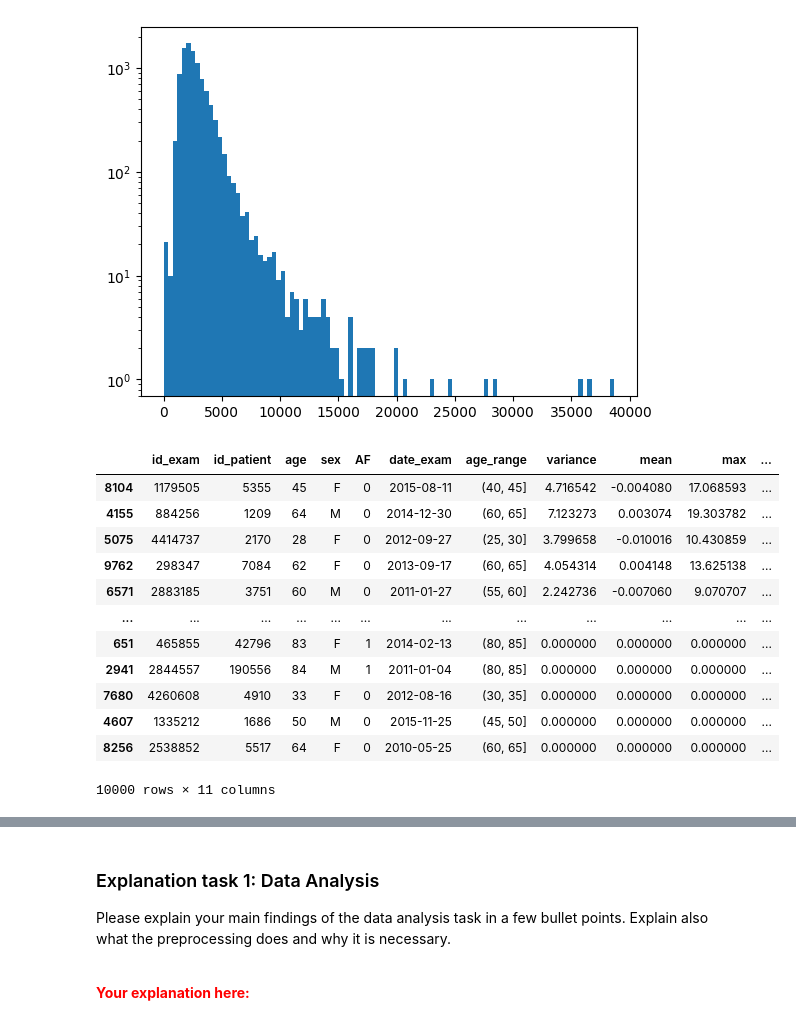
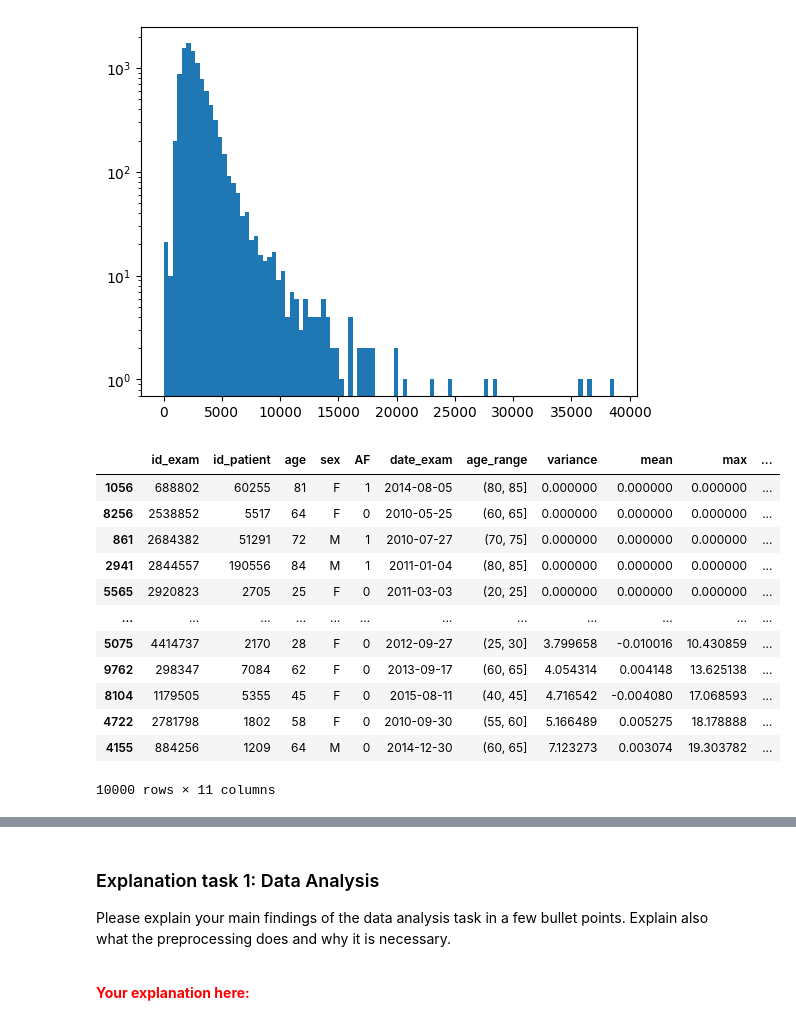
Before and after one commit to Arty-Facts/wasp_al_and_ml_2023, a Jupyter notebook: module3/assignment_ecg_classification.ipynb, the cells around one changed output, grey strips where cells are left out. Saved outputs shown, nothing was run; the diff lists cells and outputs as text; code cells hidden in the pictures.

```diff
--- a/module3/assignment_ecg_classification.ipynb
+++ b/module3/assignment_ecg_classification.ipynb
@@ -309,23 +309,24 @@ plt.hist(sums, bins=100, log=True);
 [figure]
 # %%
 # Sort the array based on variance
-sorted_indices = np.argsort(sums)[::-1]
 meta_data['variance'] = variances
 meta_data['mean'] = means
 meta_data['max'] = maxs
 meta_data['sum'] = sums
-meta_data.iloc[sorted_indices]
+sorted_indices = np.argsort(variances)[::-1]
-# %% [output]
-|  | id_exam | id_patient | age | sex | AF | date_exam | age_range | variance | mean | max | ... |
-| 8104 | 1179505 | 5355 | 45 | F | 0 | 2015-08-11 | (40, 45] | 4.716542 | -0.004080 | 17.068593 | ... |
-| 4155 | 884256 | 1209 | 64 | M | 0 | 2014-12-30 | (60, 65] | 7.123273 | 0.003074 | 19.303782 | ... |
-| 5075 | 4414737 | 2170 | 28 | F | 0 | 2012-09-27 | (25, 30] | 3.799658 | -0.010016 | 10.430859 | ... |
-| 9762 | 298347 | 7084 | 62 | F | 0 | 2013-09-17 | (60, 65] | 4.054314 | 0.004148 | 13.625138 | ... |
-| 6571 | 2883185 | 3751 | 60 | M | 0 | 2011-01-27 | (55, 60] | 2.242736 | -0.007060 | 9.070707 | ... |
-| ... | ... | ... | ... | ... | ... | ... | ... | ... | ... | ... | ... |
-| 651 | 465855 | 42796 | 83 | F | 1 | 2014-02-13 | (80, 85] | 0.000000 | 0.000000 | 0.000000 | ... |
-| 2941 | 2844557 | 190556 | 84 | M | 1 | 2011-01-04 | (80, 85] | 0.000000 | 0.000000 | 0.000000 | ... |
-| 7680 | 4260608 | 4910 | 33 | F | 0 | 2012-08-16 | (30, 35] | 0.000000 | 0.000000 | 0.000000 | ... |
-| 4607 | 1335212 | 1686 | 50 | M | 0 | 2015-11-25 | (45, 50] | 0.000000 | 0.000000 | 0.000000 | ... |
-| 8256 | 2538852 | 5517 | 64 | F | 0 | 2010-05-25 | (60, 65] | 0.000000 | 0.000000 | 0.000000 | ... |
-10000 rows × 11 columns
+# %%
+meta_data.iloc[np.argsort(variances)]
+# %% [output]
+|  | id_exam | id_patient | age | sex | AF | date_exam | age_range | variance | mean | max | ... |
+| 1056 | 688802 | 60255 | 81 | F | 1 | 2014-08-05 | (80, 85] | 0.000000 | 0.000000 | 0.000000 | ... |
+| 8256 | 2538852 | 5517 | 64 | F | 0 | 2010-05-25 | (60, 65] | 0.000000 | 0.000000 | 0.000000 | ... |
+| 861 | 2684382 | 51291 | 72 | M | 1 | 2010-07-27 | (70, 75] | 0.000000 | 0.000000 | 0.000000 | ... |
+| 2941 | 2844557 | 190556 | 84 | M | 1 | 2011-01-04 | (80, 85] | 0.000000 | 0.000000 | 0.000000 | ... |
+| 5565 | 2920823 | 2705 | 25 | F | 0 | 2011-03-03 | (20, 25] | 0.000000 | 0.000000 | 0.000000 | ... |
+| ... | ... | ... | ... | ... | ... | ... | ... | ... | ... | ... | ... |
+| 5075 | 4414737 | 2170 | 28 | F | 0 | 2012-09-27 | (25, 30] | 3.799658 | -0.010016 | 10.430859 | ... |
+| 9762 | 298347 | 7084 | 62 | F | 0 | 2013-09-17 | (60, 65] | 4.054314 | 0.004148 | 13.625138 | ... |
+| 8104 | 1179505 | 5355 | 45 | F | 0 | 2015-08-11 | (40, 45] | 4.716542 | -0.004080 | 17.068593 | ... |
+| 4722 | 2781798 | 1802 | 58 | F | 0 | 2010-09-30 | (55, 60] | 5.166489 | 0.005275 | 18.178888 | ... |
+| 4155 | 884256 | 1209 | 64 | M | 0 | 2014-12-30 | (60, 65] | 7.123273 | 0.003074 | 19.303782 | ... |
+10000 rows × 11 columns
```
Also changed, not shown: parts of 4 cells of this notebook.
